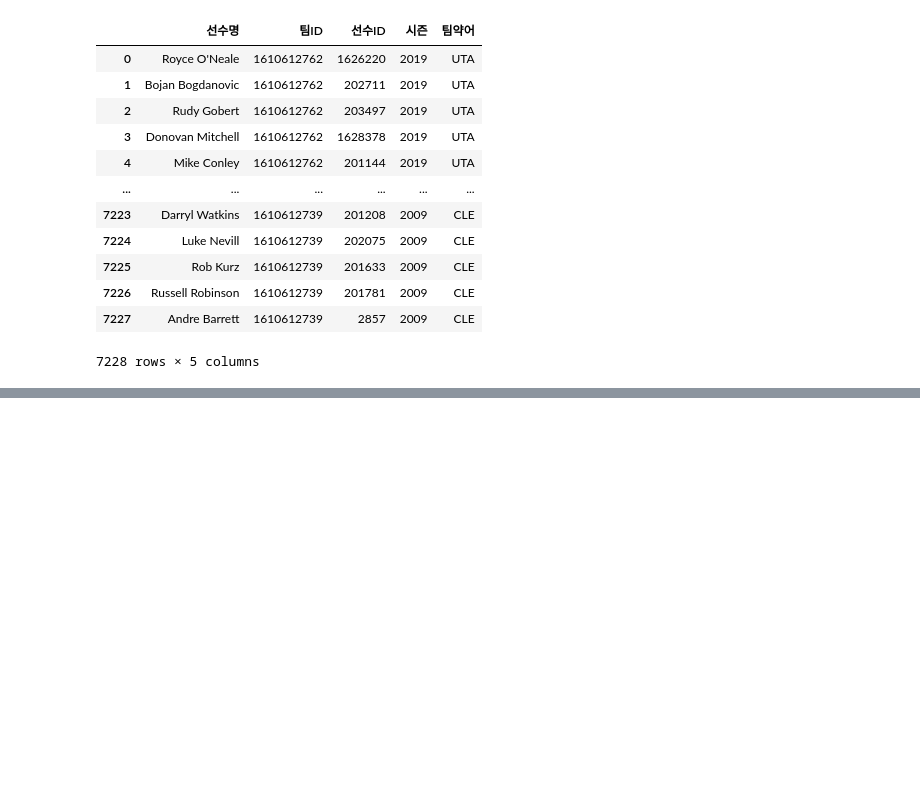
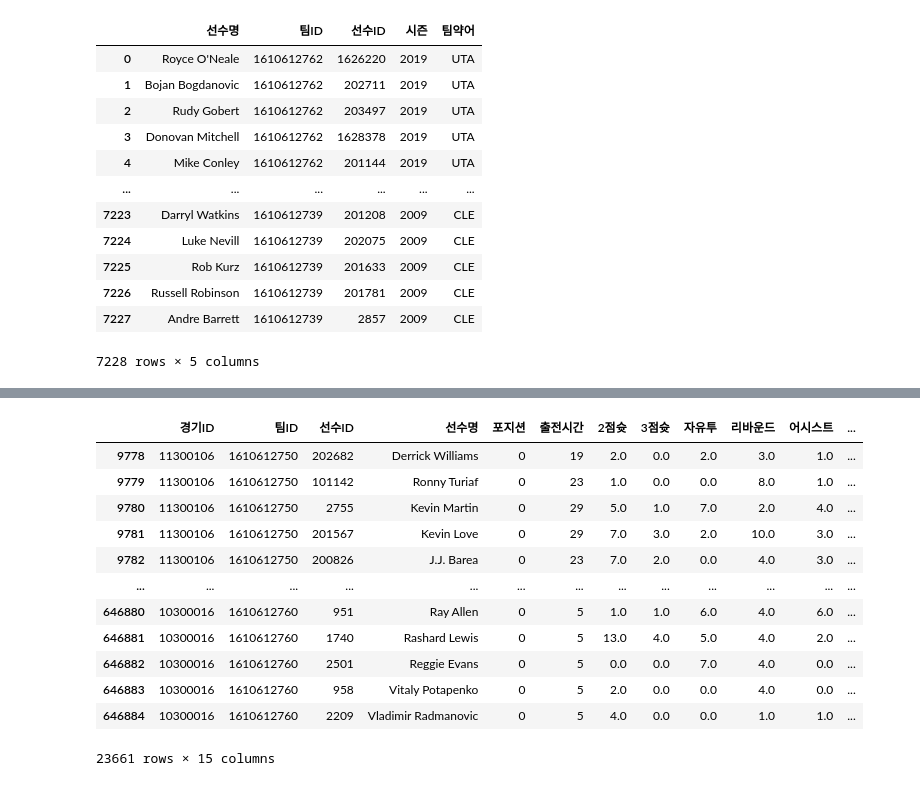
Before and after one commit to JeongUngKim/streamlit_project, a Jupyter notebook: data_analysis.ipynb, the cells around one changed output, grey strips where cells are left out. Cells and saved outputs as stored; diff of their text form; code cells hidden in the pictures; blank space fills up the shorter version.

```diff
--- a/data_analysis.ipynb
+++ b/data_analysis.ipynb
@@ -1427,0 +1429,16 @@ Name: 출전시간, Length: 324374, dtype: object
+# %%
+df_games_detail[df_games_detail['출전시간'].str.contains(':') == False]
+# %% [output]
+|  | 경기ID | 팀ID | 선수ID | 선수명 | 포지션 | 출전시간 | 2점슛 | 3점슛 | 자유투 | 리바운드 | 어시스트 | ... |
+| 9778 | 11300106 | 1610612750 | 202682 | Derrick Williams | 0 | 19 | 2.0 | 0.0 | 2.0 | 3.0 | 1.0 | ... |
+| 9779 | 11300106 | 1610612750 | 101142 | Ronny Turiaf | 0 | 23 | 1.0 | 0.0 | 0.0 | 8.0 | 1.0 | ... |
+| 9780 | 11300106 | 1610612750 | 2755 | Kevin Martin | 0 | 29 | 5.0 | 1.0 | 7.0 | 2.0 | 4.0 | ... |
+| 9781 | 11300106 | 1610612750 | 201567 | Kevin Love | 0 | 29 | 7.0 | 3.0 | 2.0 | 10.0 | 3.0 | ... |
+| 9782 | 11300106 | 1610612750 | 200826 | J.J. Barea | 0 | 23 | 7.0 | 2.0 | 0.0 | 4.0 | 3.0 | ... |
+| ... | ... | ... | ... | ... | ... | ... | ... | ... | ... | ... | ... | ... |
+| 646880 | 10300016 | 1610612760 | 951 | Ray Allen | 0 | 5 | 1.0 | 1.0 | 6.0 | 4.0 | 6.0 | ... |
+| 646881 | 10300016 | 1610612760 | 1740 | Rashard Lewis | 0 | 5 | 13.0 | 4.0 | 5.0 | 4.0 | 2.0 | ... |
+| 646882 | 10300016 | 1610612760 | 2501 | Reggie Evans | 0 | 5 | 0.0 | 0.0 | 7.0 | 4.0 | 0.0 | ... |
+| 646883 | 10300016 | 1610612760 | 958 | Vitaly Potapenko | 0 | 5 | 2.0 | 0.0 | 0.0 | 4.0 | 0.0 | ... |
+| 646884 | 10300016 | 1610612760 | 2209 | Vladimir Radmanovic | 0 | 5 | 4.0 | 0.0 | 0.0 | 1.0 | 1.0 | ... |
+23661 rows × 15 columns
```
Also changed, not shown: parts of 5 cells of this notebook, 2 other files.
